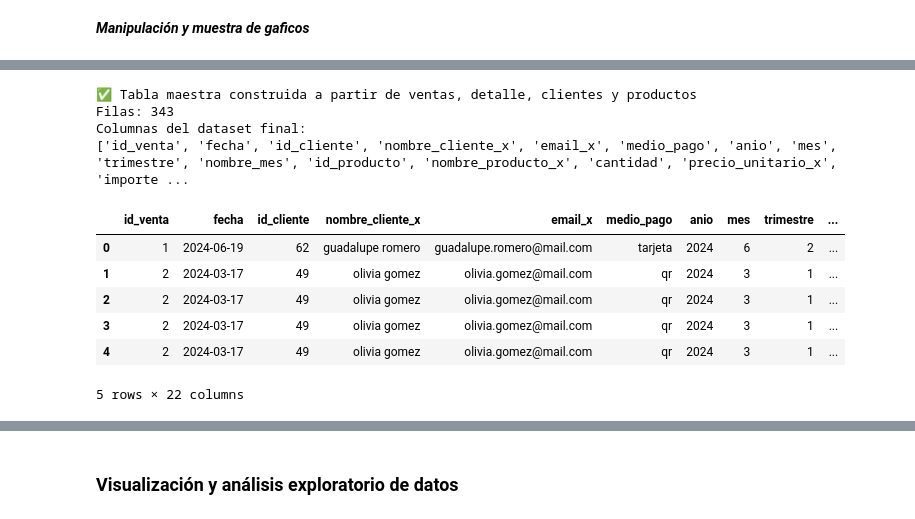
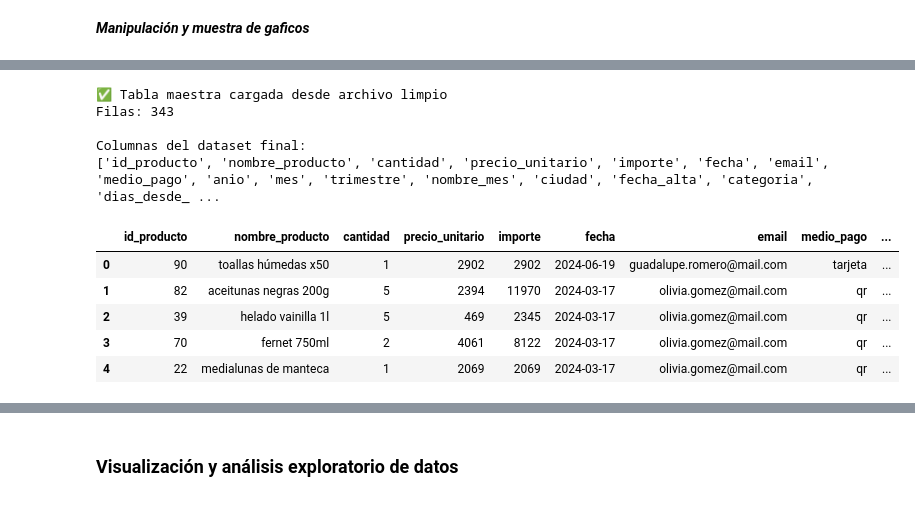
Before and after one commit to SofiaSuppia/FundamentosIA, a Jupyter notebook: Entrega2/Graficos.ipynb, the cells around one changed output, grey strips where cells are left out. Cells and saved outputs as stored; diff of their text form; code cells hidden in the pictures.

```diff
--- a/Entrega2/Graficos.ipynb
+++ b/Entrega2/Graficos.ipynb
@@ -30,39 +30,24 @@ TABLA_MAESTRA_PATH = BASE_PATH / "Tabla_Maestra_limpia.csv"
 # %%
-def cargar_datos():
-    clientes = pd.read_csv(CLIENTES_PATH)
-    productos = pd.read_csv(PRODUCTOS_PATH)
-    ventas = pd.read_csv(VENTAS_PATH)
-    detalle = pd.read_csv(DETALLE_PATH)
+# Cargar directamente la Tabla Maestra Limpia (que ya tiene todas las columnas calculadas)
+df_maestro = pd.read_csv(TABLA_MAESTRA_PATH)
 
-    # Construcción de tabla maestra
-    tabla_maestra = (
-        ventas
-        .merge(detalle, on="id_venta", how="left")
-        .merge(clientes, on="id_cliente", how="left")
-        .merge(productos, on="id_producto", how="left")
-    )
-
-    print("✅ Tabla maestra construida a partir de ventas, detalle, clientes y productos")
-    print("Filas:", len(tabla_maestra))
-    return tabla_maestra
-
-# dataframe
-df_maestro = cargar_datos()
-print("Columnas del dataset final:")
+print("✅ Tabla maestra cargada desde archivo limpio")
+print(f"Filas: {len(df_maestro)}")
+print("\nColumnas del dataset final:")
 print(df_maestro.columns.to_list())
 display(df_maestro.head())
 # %% [output]
-✅ Tabla maestra construida a partir de ventas, detalle, clientes y productos
+✅ Tabla maestra cargada desde archivo limpio
 Filas: 343
+
 Columnas del dataset final:
-['id_venta', 'fecha', 'id_cliente', 'nombre_cliente_x', 'email_x', 'medio_pago', 'anio', 'mes', 'trimestre', 'nombre_mes', 'id_producto', 'nombre_producto_x', 'cantidad', 'precio_unitario_x', 'importe ...
+['id_producto', 'nombre_producto', 'cantidad', 'precio_unitario', 'importe', 'fecha', 'email', 'medio_pago', 'anio', 'mes', 'trimestre', 'nombre_mes', 'ciudad', 'fecha_alta', 'categoria', 'dias_desde_ ...
-|  | id_venta | fecha | id_cliente | nombre_cliente_x | email_x | medio_pago | anio | mes | trimestre | ... |
-| 0 | 1 | 2024-06-19 | 62 | guadalupe romero | guadalupe.romero@mail.com | tarjeta | 2024 | 6 | 2 | ... |
-| 1 | 2 | 2024-03-17 | 49 | olivia gomez | olivia.gomez@mail.com | qr | 2024 | 3 | 1 | ... |
-| 2 | 2 | 2024-03-17 | 49 | olivia gomez | olivia.gomez@mail.com | qr | 2024 | 3 | 1 | ... |
-| 3 | 2 | 2024-03-17 | 49 | olivia gomez | olivia.gomez@mail.com | qr | 2024 | 3 | 1 | ... |
-| 4 | 2 | 2024-03-17 | 49 | olivia gomez | olivia.gomez@mail.com | qr | 2024 | 3 | 1 | ... |
+|  | id_producto | nombre_producto | cantidad | precio_unitario | importe | fecha | email | medio_pago | ... |
+| 0 | 90 | toallas húmedas x50 | 1 | 2902 | 2902 | 2024-06-19 | guadalupe.romero@mail.com | tarjeta | ... |
+| 1 | 82 | aceitunas negras 200g | 5 | 2394 | 11970 | 2024-03-17 | olivia.gomez@mail.com | qr | ... |
+| 2 | 39 | helado vainilla 1l | 5 | 469 | 2345 | 2024-03-17 | olivia.gomez@mail.com | qr | ... |
+| 3 | 70 | fernet 750ml | 2 | 4061 | 8122 | 2024-03-17 | olivia.gomez@mail.com | qr | ... |
+| 4 | 22 | medialunas de manteca | 1 | 2069 | 2069 | 2024-03-17 | olivia.gomez@mail.com | qr | ... |
-5 rows × 22 columns
 # %%
 # Identificación de columnas con variables numericas
 
```
Also changed, not shown: parts of 19 cells of this notebook, 1 other file.
